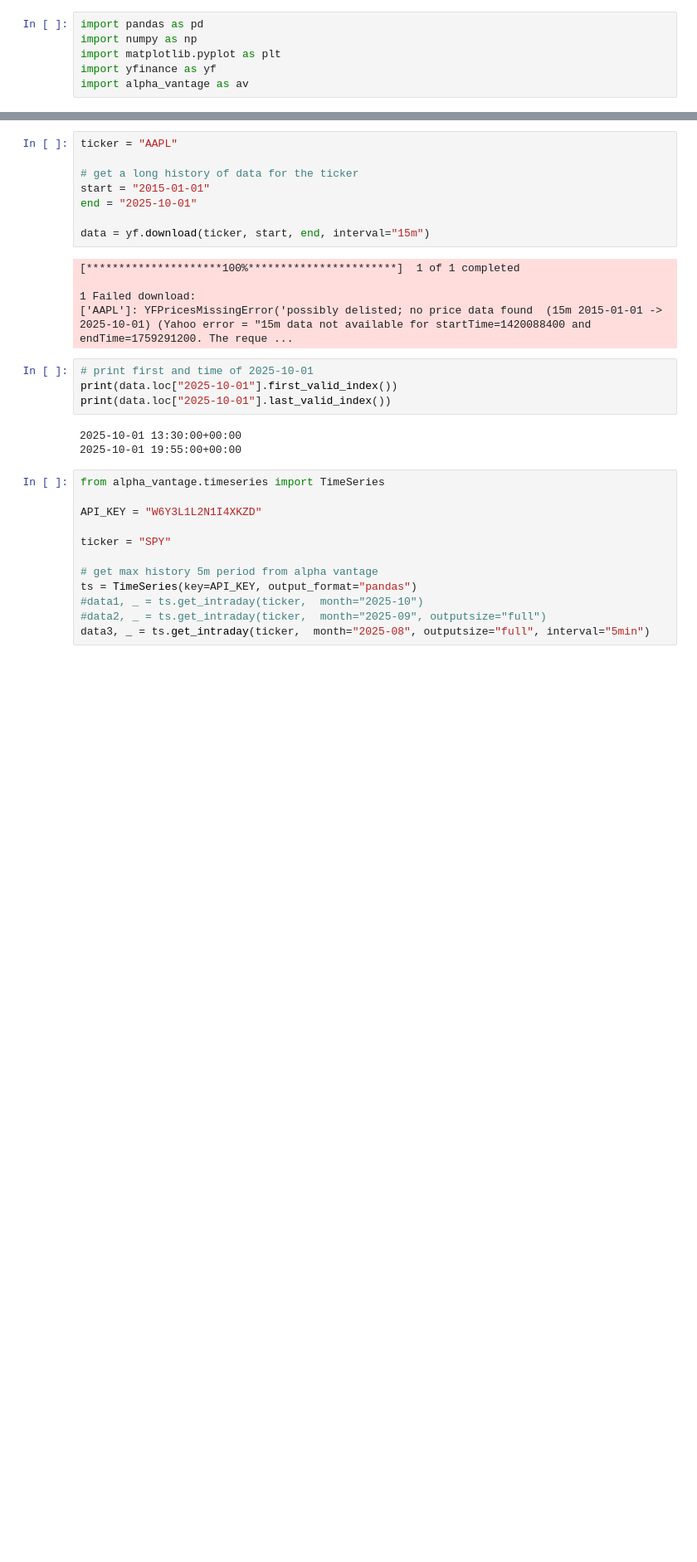
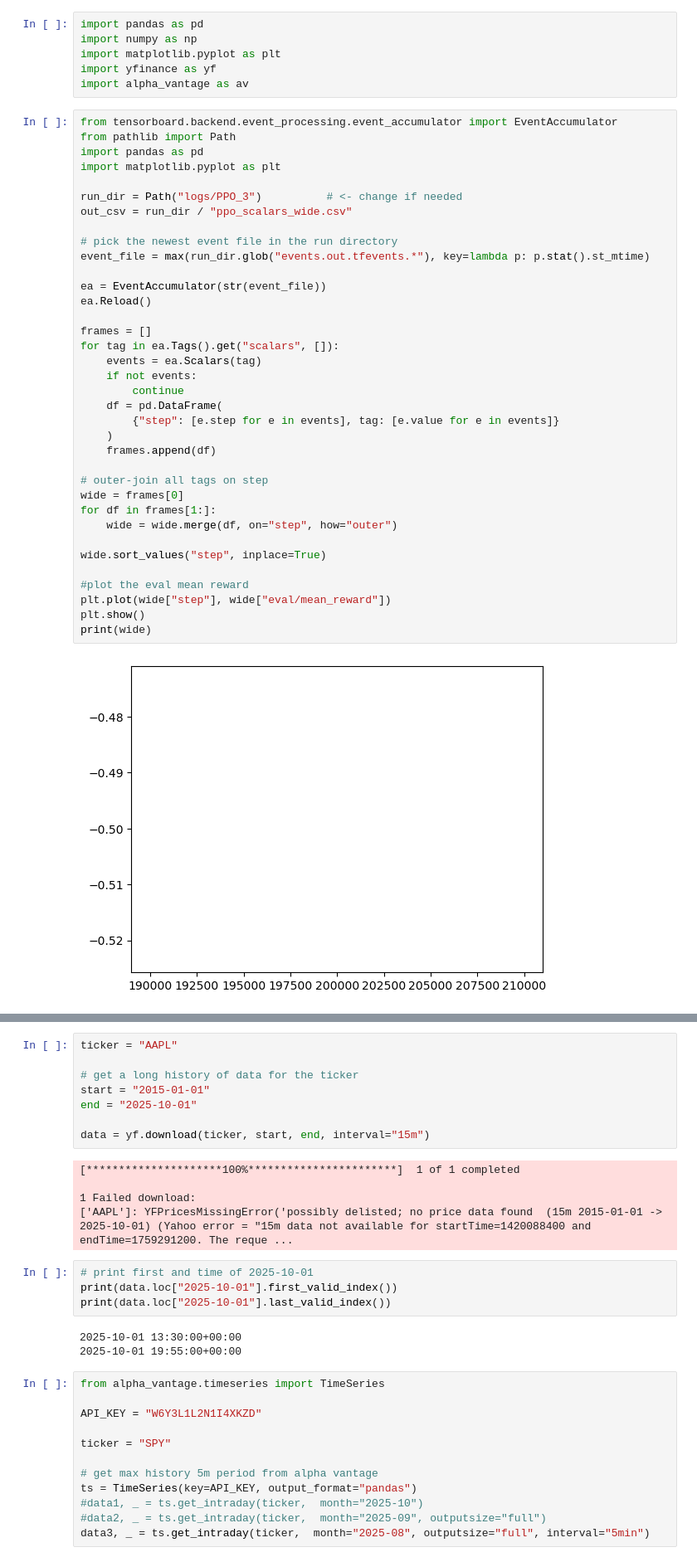
Before and after one commit to Olba147/DrlPpoTransformer, a Jupyter notebook: test.ipynb, the cells around one changed output, grey strips where cells are left out. Shown at 83% size. Saved outputs shown, nothing was run; the diff lists cells and outputs as text; blank space fills up the shorter version.

```diff
--- a/test.ipynb
+++ b/test.ipynb
@@ -4,3 +4,41 @@ import numpy as np
 import matplotlib.pyplot as plt
 import yfinance as yf
 import alpha_vantage as av
+# %%
+from tensorboard.backend.event_processing.event_accumulator import EventAccumulator
+from pathlib import Path
+import pandas as pd
+import matplotlib.pyplot as plt
+
+run_dir = Path("logs/PPO_3")          # <- change if needed
+out_csv = run_dir / "ppo_scalars_wide.csv"
+
+# pick the newest event file in the run directory
+event_file = max(run_dir.glob("events.out.tfevents.*"), key=lambda p: p.stat().st_mtime)
+
+ea = EventAccumulator(str(event_file))
+ea.Reload()
+
+frames = []
+for tag in ea.Tags().get("scalars", []):
+    events = ea.Scalars(tag)
+    if not events:
+        continue
+    df = pd.DataFrame(
+        {"step": [e.step for e in events], tag: [e.value for e in events]}
+    )
+    frames.append(df)
+
+# outer-join all tags on step
+wide = frames[0]
+for df in frames[1:]:
+    wide = wide.merge(df, on="step", how="outer")
+
+wide.sort_values("step", inplace=True)
+
+#plot the eval mean reward
+plt.plot(wide["step"], wide["eval/mean_reward"])
+plt.show()
+print(wide)
+# %% [output]
+[figure, added]
```
Also changed, not shown: parts of 1 cell of this notebook, 1 other file.
